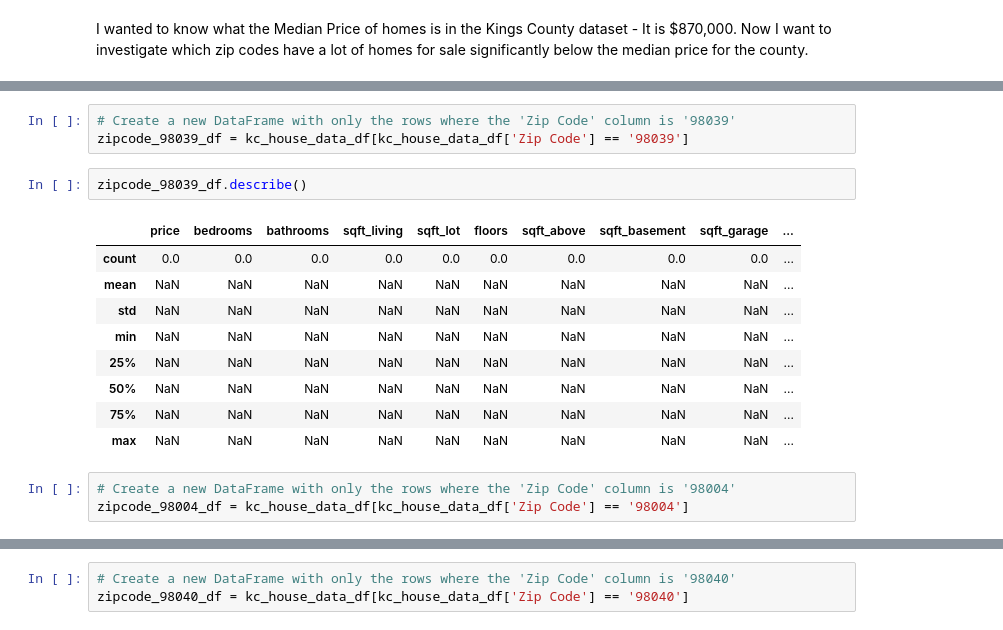
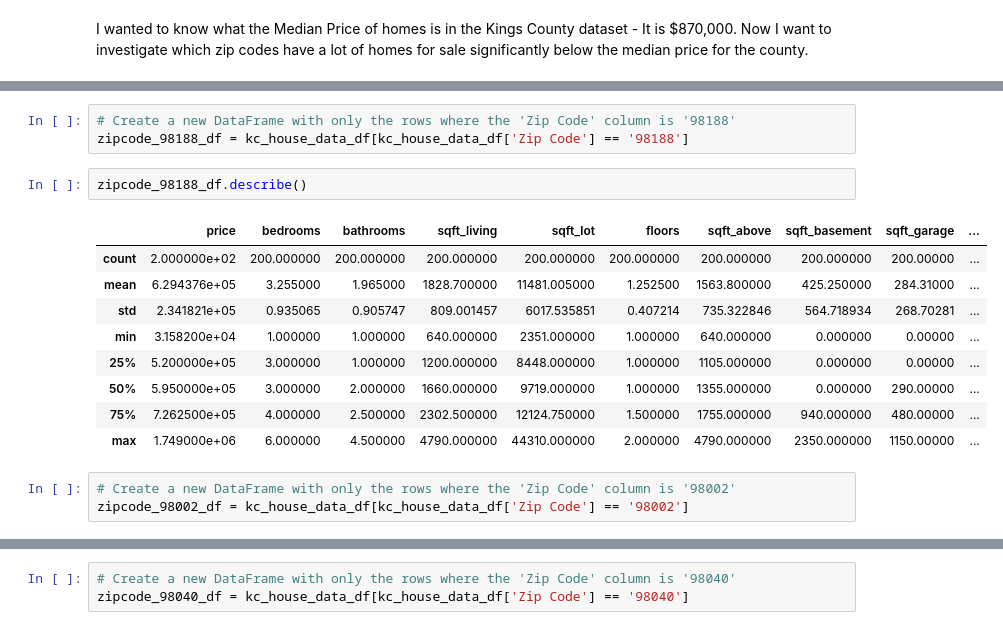
Before and after one commit to adammarianacci/Real_Estate_Analysis, a Jupyter notebook: notebook.ipynb, the cells around one changed output, grey strips where cells are left out. Cells and saved outputs as stored; diff of their text form.

```diff
--- a/notebook.ipynb
+++ b/notebook.ipynb
@@ -289,19 +367,19 @@ Overall Median Price: 870000.0
 # %%
-# Create a new DataFrame with only the rows where the 'Zip Code' column is '98039'
-zipcode_98039_df = kc_house_data_df[kc_house_data_df['Zip Code'] == '98039']
+# Create a new DataFrame with only the rows where the 'Zip Code' column is '98188'
+zipcode_98188_df = kc_house_data_df[kc_house_data_df['Zip Code'] == '98188']
 # %%
-zipcode_98039_df.describe()
+zipcode_98188_df.describe()
 # %% [output]
 |  | price | bedrooms | bathrooms | sqft_living | sqft_lot | floors | sqft_above | sqft_basement | sqft_garage | ... |
-| count | 0.0 | 0.0 | 0.0 | 0.0 | 0.0 | 0.0 | 0.0 | 0.0 | 0.0 | ... |
-| mean | NaN | NaN | NaN | NaN | NaN | NaN | NaN | NaN | NaN | ... |
-| std | NaN | NaN | NaN | NaN | NaN | NaN | NaN | NaN | NaN | ... |
-| min | NaN | NaN | NaN | NaN | NaN | NaN | NaN | NaN | NaN | ... |
-| 25% | NaN | NaN | NaN | NaN | NaN | NaN | NaN | NaN | NaN | ... |
-| 50% | NaN | NaN | NaN | NaN | NaN | NaN | NaN | NaN | NaN | ... |
-| 75% | NaN | NaN | NaN | NaN | NaN | NaN | NaN | NaN | NaN | ... |
-| max | NaN | NaN | NaN | NaN | NaN | NaN | NaN | NaN | NaN | ... |
+| count | 2.000000e+02 | 200.000000 | 200.000000 | 200.000000 | 200.000000 | 200.000000 | 200.000000 | 200.000000 | 200.00000 | ... |
+| mean | 6.294376e+05 | 3.255000 | 1.965000 | 1828.700000 | 11481.005000 | 1.252500 | 1563.800000 | 425.250000 | 284.31000 | ... |
+| std | 2.341821e+05 | 0.935065 | 0.905747 | 809.001457 | 6017.535851 | 0.407214 | 735.322846 | 564.718934 | 268.70281 | ... |
+| min | 3.158200e+04 | 1.000000 | 1.000000 | 640.000000 | 2351.000000 | 1.000000 | 640.000000 | 0.000000 | 0.00000 | ... |
+| 25% | 5.200000e+05 | 3.000000 | 1.000000 | 1200.000000 | 8448.000000 | 1.000000 | 1105.000000 | 0.000000 | 0.00000 | ... |
+| 50% | 5.950000e+05 | 3.000000 | 2.000000 | 1660.000000 | 9719.000000 | 1.000000 | 1355.000000 | 0.000000 | 290.00000 | ... |
+| 75% | 7.262500e+05 | 4.000000 | 2.500000 | 2302.500000 | 12124.750000 | 1.500000 | 1755.000000 | 940.000000 | 480.00000 | ... |
+| max | 1.749000e+06 | 6.000000 | 4.500000 | 4790.000000 | 44310.000000 | 2.000000 | 4790.000000 | 2350.000000 | 1150.00000 | ... |
 # %%
-# Create a new DataFrame with only the rows where the 'Zip Code' column is '98004'
-zipcode_98004_df = kc_house_data_df[kc_house_data_df['Zip Code'] == '98004']
+# Create a new DataFrame with only the rows where the 'Zip Code' column is '98002'
+zipcode_98002_df = kc_house_data_df[kc_house_data_df['Zip Code'] == '98002']
 # %%
```
Also changed, not shown: parts of 14 cells of this notebook.
